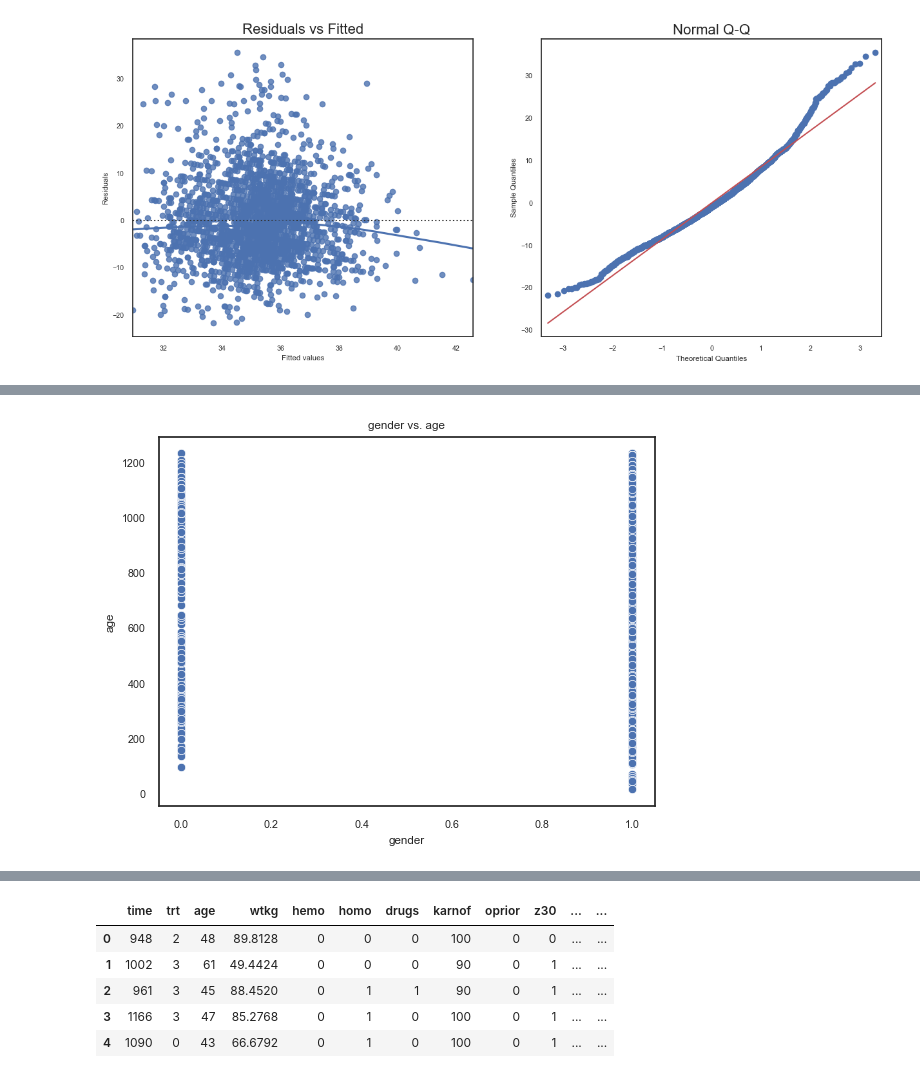
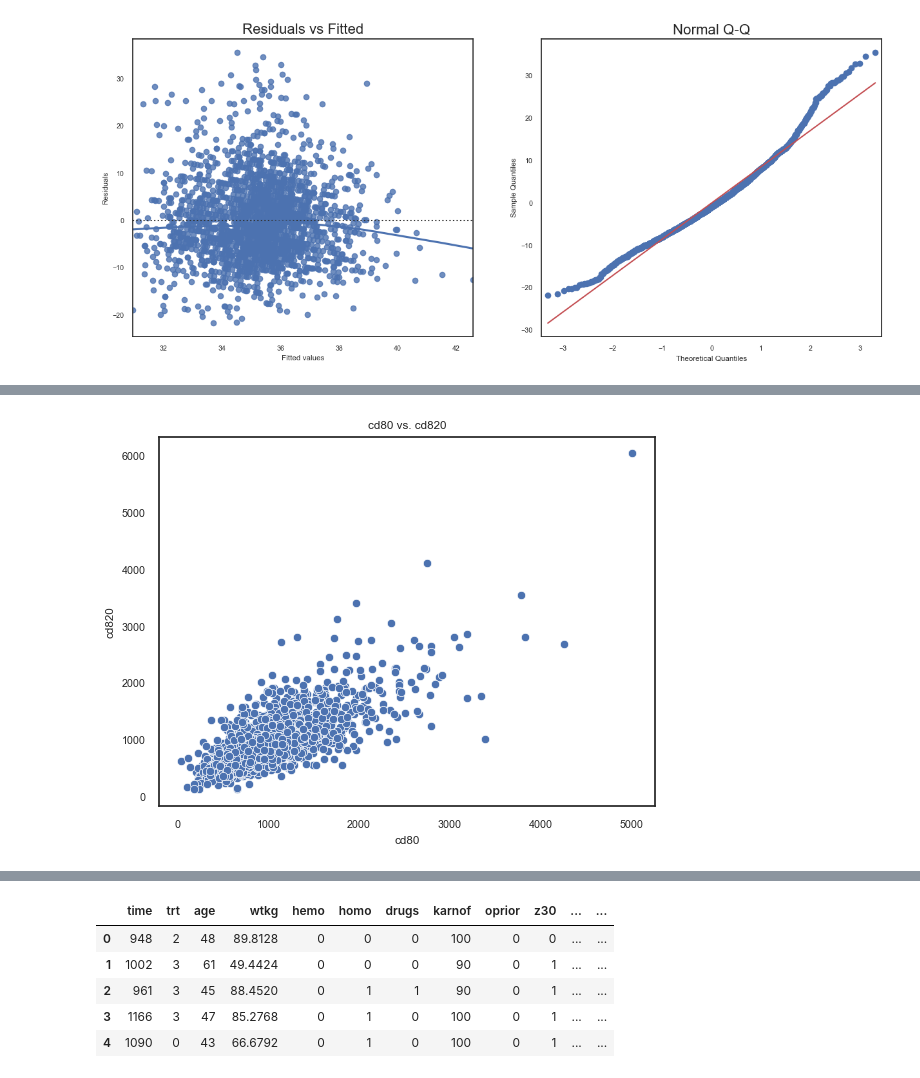
Before and after one commit to D00264512/DAV-project, a Jupyter notebook: newmain.ipynb, the cells around one changed output, grey strips where cells are left out. Saved outputs shown, nothing was run; the diff lists cells and outputs as text; code cells hidden in the pictures.

```diff
--- a/newmain.ipynb
+++ b/newmain.ipynb
@@ -541,7 +541,7 @@ from sklearn.preprocessing import StandardScaler
 
 
 # Selecting relevant features for clustering
-X = df[['time', 'age', 'gender']]
+X = df[['infected', 'age', 'gender']]
 
 # Standardizing the data
 scaler = StandardScaler()
@@ -590,8 +590,8 @@ plt.show()
 # %%
-sns.scatterplot(x='gender', y='time', data=df)
-plt.title('gender vs. age')
-plt.xlabel('gender')
-plt.ylabel('age')
+sns.scatterplot(x='cd80', y='cd820', data=df)
+plt.title('cd80 vs. cd820')
+plt.xlabel('cd80')
+plt.ylabel('cd820')
 plt.show()
 # %% [output]
-[figure, old version]
+[figure, new version]
```
Also changed, not shown: parts of 20 cells of this notebook, 3 other files.
